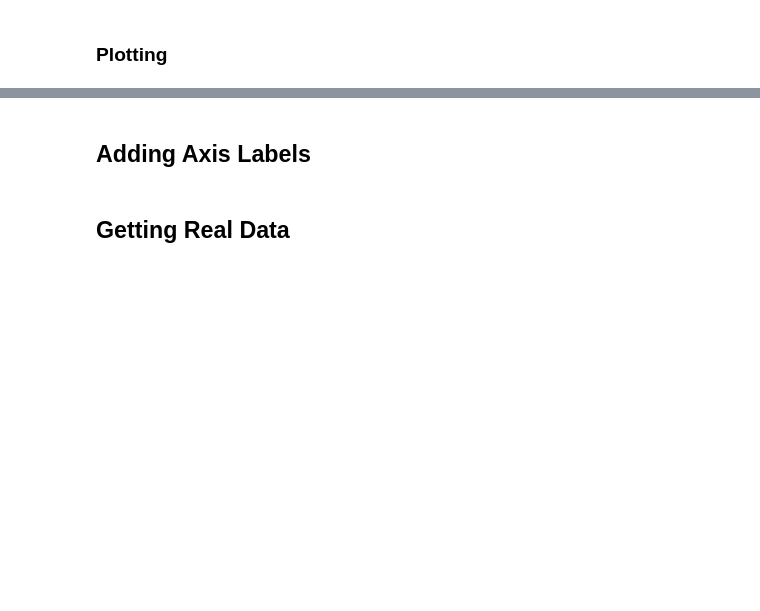
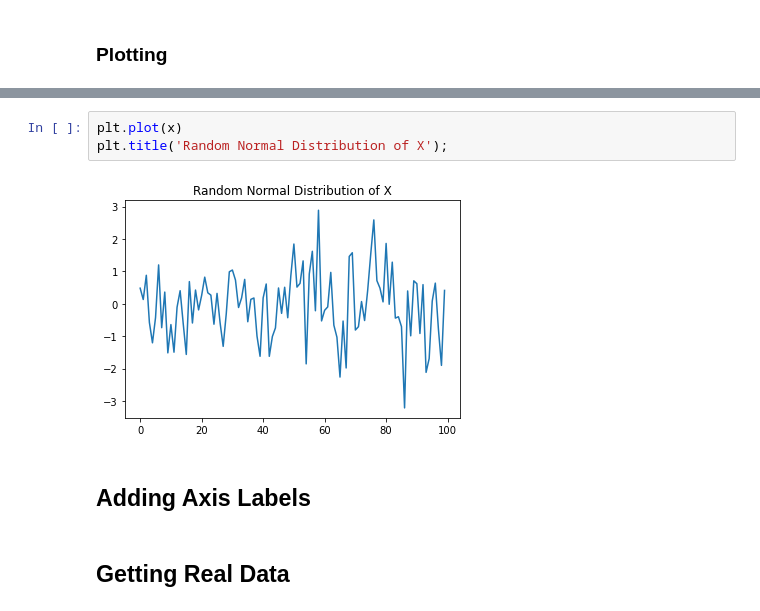
Before and after one commit to hank-butler/hf, a Jupyter notebook: quantopian/ch01-intro_to_research.ipynb, the cells around one changed output, grey strips where cells are left out. Saved outputs shown, nothing was run; the diff lists cells and outputs as text; blank space fills up the shorter version.

```diff
--- a/quantopian/ch01-intro_to_research.ipynb
+++ b/quantopian/ch01-intro_to_research.ipynb
@@ -104,3 +85,8 @@ plt.plot(x);
+# %%
+plt.plot(x)
+plt.title('Random Normal Distribution of X');
+# %% [output]
+[figure, added]
 # %% [markdown]
 ## Adding Axis Labels
 # %% [markdown]
```
Also changed, not shown: parts of 8 cells of this notebook.
